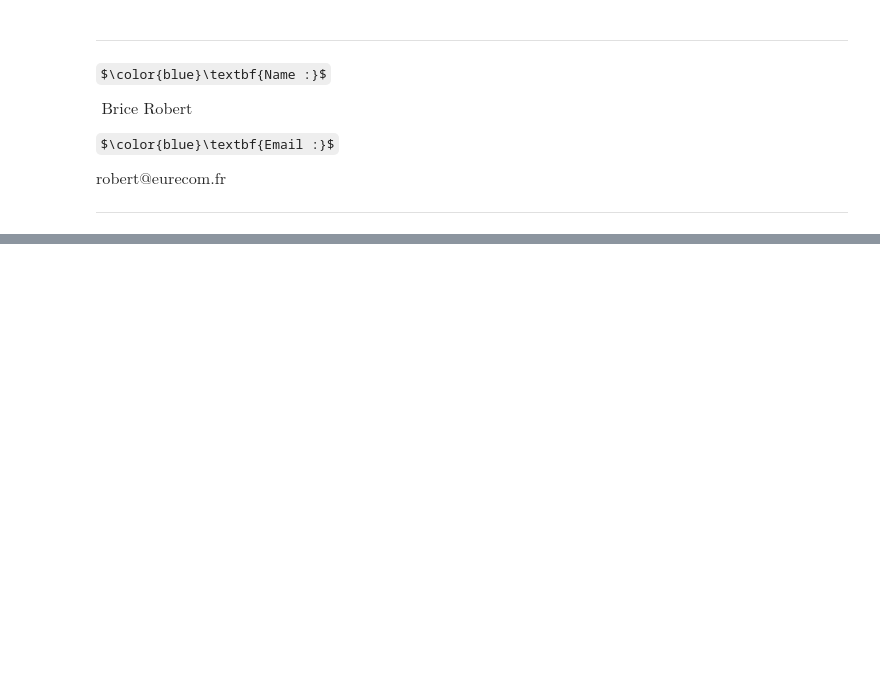
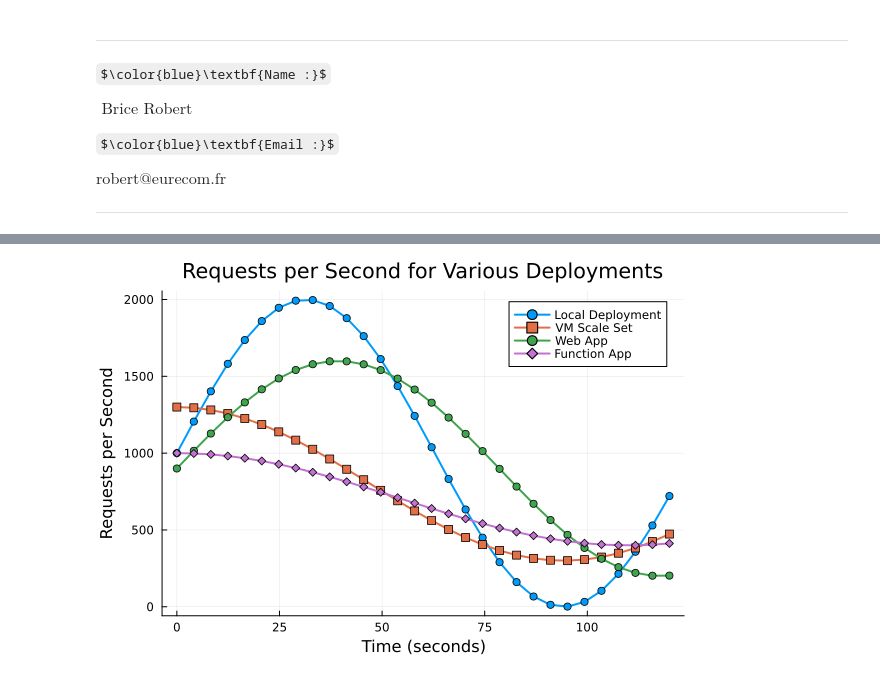
Before and after one commit to setrar/Clouds, a Jupyter notebook: Labs/Azure/lab2/REPORT.ipynb, the cells around one changed output, grey strips where cells are left out. Saved outputs shown, nothing was run; the diff lists cells and outputs as text; code cells hidden in the pictures; some formulas as TeX source; blank space fills up the shorter version.

```diff
--- a/Labs/Azure/lab2/REPORT.ipynb
+++ b/Labs/Azure/lab2/REPORT.ipynb
@@ -16,0 +38,31 @@ $\boxed{\text{robert@eurecom.fr}}$
+# %%
+using Plots, CSV
+
+# Generate synthetic data
+timestamps = range(0, stop=120, length=30)  # Time in seconds (0 to 120, 30 points)
+requests_local = sin.(timestamps ./ 20) .* 1000 .+ 1000  # Local deployment data
+requests_vmss = cos.(timestamps ./ 30) .* 500 .+ 800     # VM scale set data
+requests_webapp = sin.(timestamps ./ 25) .* 700 .+ 900   # Web app data
+requests_function = cos.(timestamps ./ 35) .* 300 .+ 700 # Function app data
+
+# TODO get data from locust files (locust/logs/locust_log-u10r2t2.csv_stats_history.csv)
+# Instead of synthetic data
+# requests_local = CSV.read("locust/logs/output_locust_local_stats.csv", DataFrame)
+# requests_vmss = CSV.read("locust/logs/output_locust_vmss_stats.csv", DataFrame)
+# requests_webapp = CSV.read("locust/logs/output_locust_webapp_stats.csv", DataFrame)
+# requests_function = CSV.read("locust/logs/output_locust_function_stats.csv", DataFrame)
+
+# Create the plot
+plot(
+    timestamps, requests_local,
+    label="Local Deployment",
+    lw=2, marker=:circle, xlabel="Time (seconds)", ylabel="Requests per Second",
+    title="Requests per Second for Various Deployments"
+)
+plot!(timestamps, requests_vmss, label="VM Scale Set", lw=2, marker=:square)
+plot!(timestamps, requests_webapp, label="Web App", lw=2, marker=:triangle)
+plot!(timestamps, requests_function, label="Function App", lw=2, marker=:diamond)
+
+# Show grid and legend
+plot!(grid=true, legend=:topright)
+# %% [output]
@@ -17 +71,2 @@ $\boxed{\text{robert@eurecom.fr}}$
+[figure, added]
 # %% [markdown]
```
Also changed, not shown: parts of 3 cells of this notebook, 29 other files.
